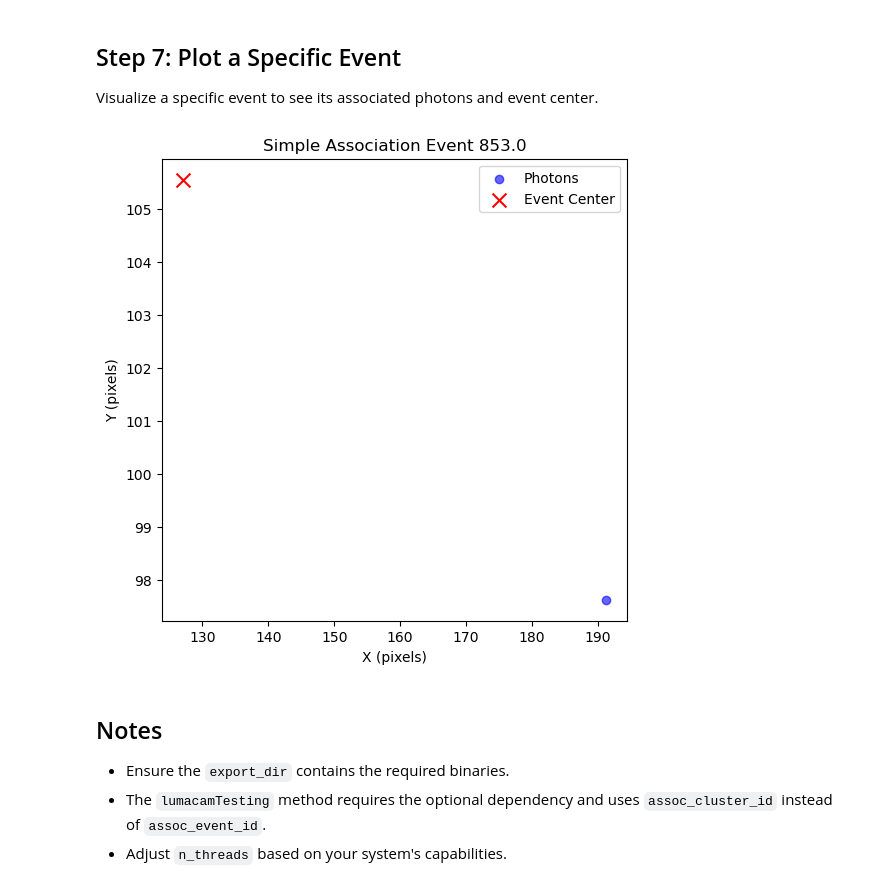
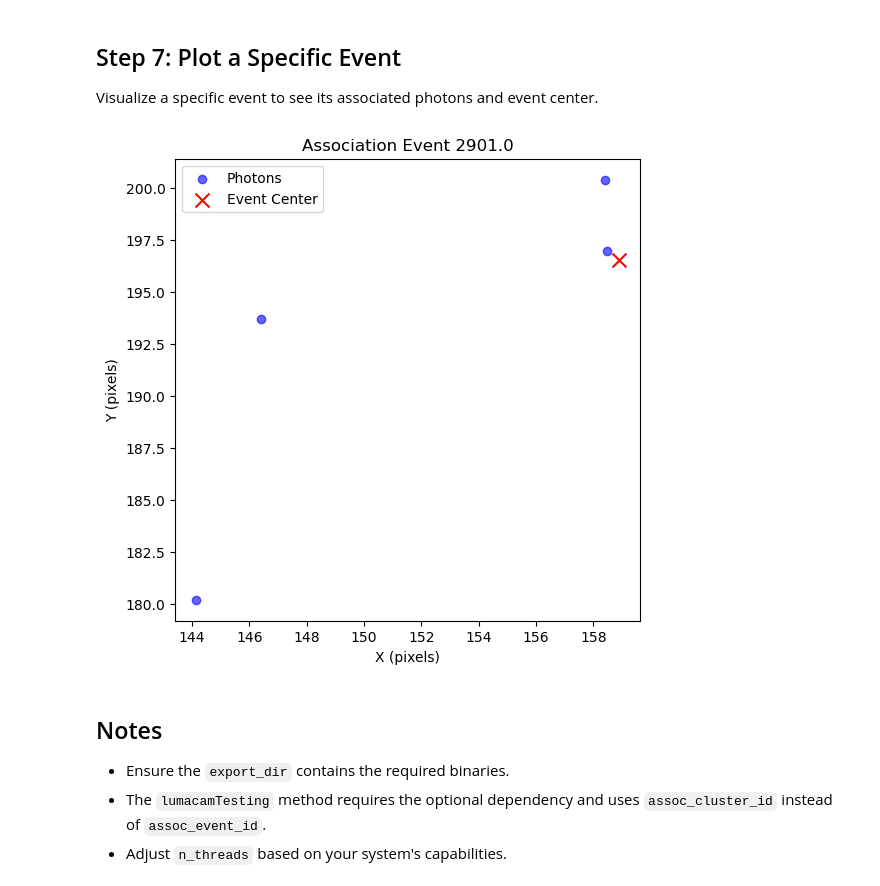
Before and after one commit to TsvikiHirsh/neutron_event_analyzer, a Jupyter notebook: notebooks/tutorial.ipynb, the cells around one changed output. Drawn from its saved outputs; the diff is of its cells as text; code cells hidden in the pictures.

```diff
--- a/notebooks/tutorial.ipynb
+++ b/notebooks/tutorial.ipynb
@@ -53,6 +53,3 @@ Analyser initialized.
 ## Step 2: Load Event and Photon Data
 
 Load the event and photon files into DataFrames. You can specify custom glob patterns if needed.
-# %%
-# Load events
-analyser.load_events(glob_string="/process/0/ni_user/20250818_nanoguide_microscope//02_nanoguide_front_openbeam_00000/eventFiles/2025-08-19T122525_000001.empirevent")
@@ -61,3 +55,0 @@ Loaded 961 events.
-# %%
-# Load photons
-analyser.load_photons(glob_string="/process/0/ni_user/20250818_nanoguide_microscope//02_nanoguide_front_openbeam_00000/photonFiles/2025-08-19T122525_000001.empirphot")
@@ -65,0 +56,4 @@ Loaded 435225 photons.
+# %%
+# Load events
+analyser.load(event_glob="/home/ni_user/analysis/data/02_nanoguide_front_openbeam_00000/eventFiles/2025-08-19T122525_00000[1-5].empirevent",
+             photon_glob="/home/ni_user/analysis/data/02_nanoguide_front_openbeam_00000/photonFiles/2025-08-19T122525_00000[1-5].empirphot")
@@ -105,10 +121,10 @@ analyser.plot_four(name='MyRun_Simple', min_n=1, max_n=1000, min_psd=1e-10, max_
 Visualize a specific event to see its associated photons and event center.
 # %%
 # Plot an event from the association
-event_id = combined_df['assoc_event_id'].dropna().iloc[0]  # First non-NaN event ID
-analyser.plot_event(event_id=event_id, title=f'Simple Association Event {event_id}')
+event_id = combined_df.query("assoc_n>3")['assoc_event_id'].dropna().iloc[0]  # First non-NaN event ID
+analyser.plot_event(event_id=event_id, title=f'Association Event {event_id}')
 # %% [output]
-[figure, old version]
+[figure, new version]
 # %% [markdown]
 ## Notes
 
```
Also changed, not shown: parts of 8 cells of this notebook, 1 other file.
